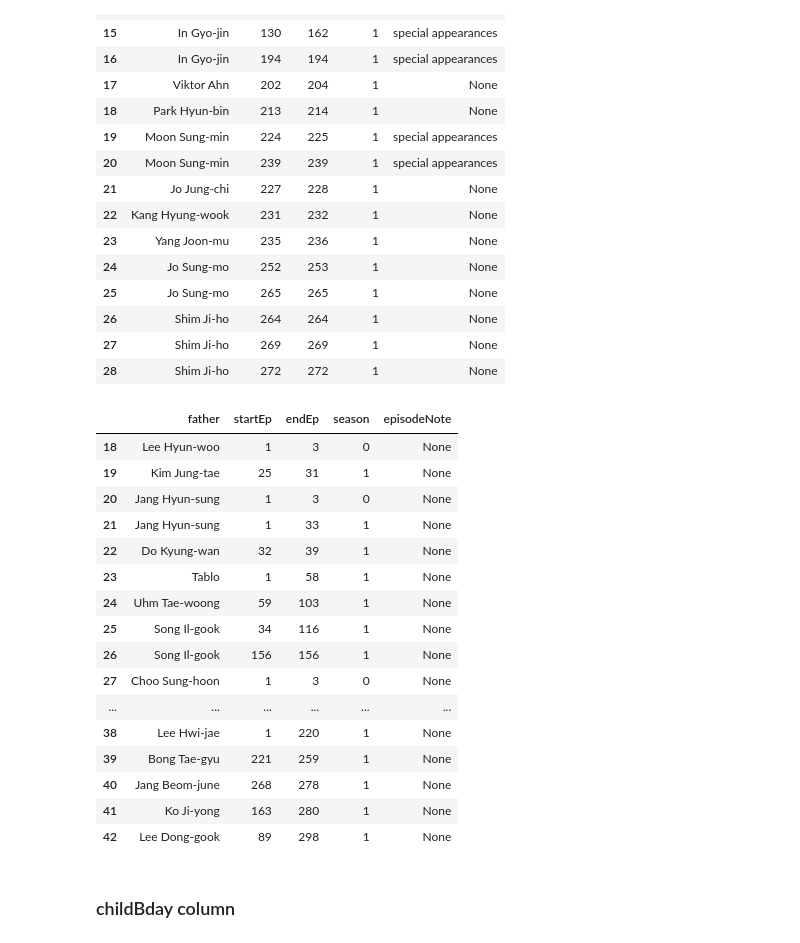
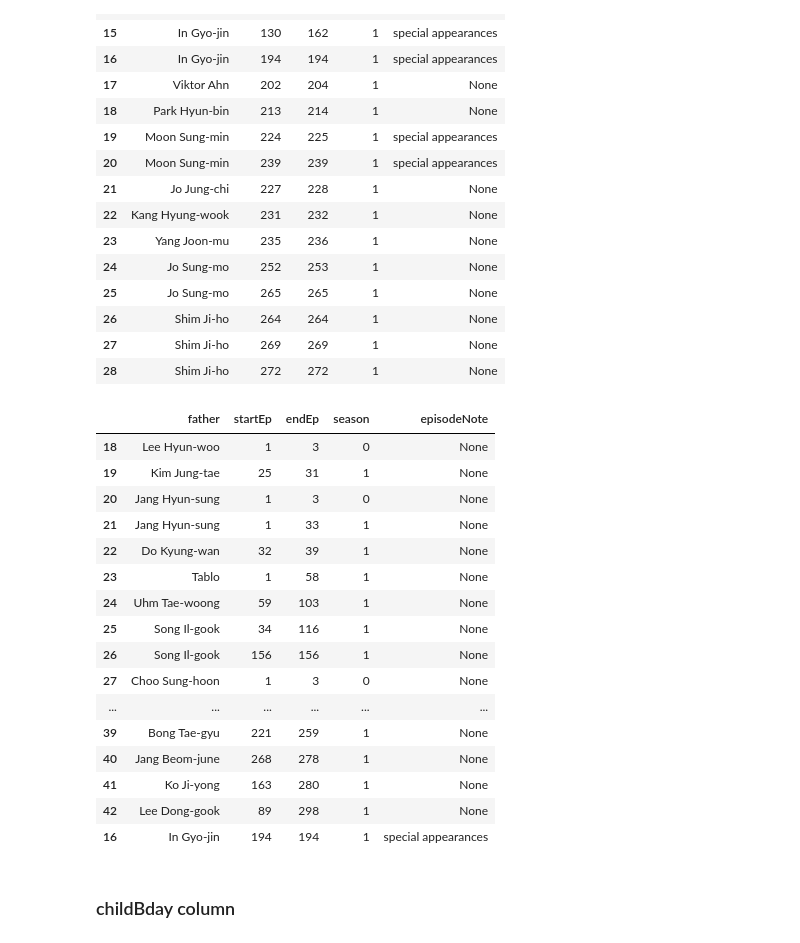
Before and after one commit to richdayandnight/the-return-of-superman, a Jupyter notebook: Scraping Cast of TRoS.ipynb, the cells around one changed output. Saved outputs shown, nothing was run; the diff lists cells and outputs as text; code cells hidden in the pictures.

```diff
--- a/Scraping Cast of TRoS.ipynb
+++ b/Scraping Cast of TRoS.ipynb
@@ -443,23 +443,5 @@ sc_episodes_df
 | 26 | Shim Ji-ho | 264 | 264 | 1 | None |
 | 27 | Shim Ji-ho | 269 | 269 | 1 | None |
 | 28 | Shim Ji-ho | 272 | 272 | 1 | None |
-# %%
-fc_episodes_df
-# %% [output]
-|  | father | startEp | endEp | season | episodeNote |
-| 18 | Lee Hyun-woo | 1 | 3 | 0 | None |
-| 19 | Kim Jung-tae | 25 | 31 | 1 | None |
-| 20 | Jang Hyun-sung | 1 | 3 | 0 | None |
-| 21 | Jang Hyun-sung | 1 | 33 | 1 | None |
-| 22 | Do Kyung-wan | 32 | 39 | 1 | None |
-| 23 | Tablo | 1 | 58 | 1 | None |
-| 24 | Uhm Tae-woong | 59 | 103 | 1 | None |
-| 25 | Song Il-gook | 34 | 116 | 1 | None |
-| 26 | Song Il-gook | 156 | 156 | 1 | None |
-| 27 | Choo Sung-hoon | 1 | 3 | 0 | None |
-| ... | ... | ... | ... | ... | ... |
-| 38 | Lee Hwi-jae | 1 | 220 | 1 | None |
-| 39 | Bong Tae-gyu | 221 | 259 | 1 | None |
-| 40 | Jang Beom-june | 268 | 278 | 1 | None |
-| 41 | Ko Ji-yong | 163 | 280 | 1 | None |
-| 42 | Lee Dong-gook | 89 | 298 | 1 | None |
+# %%
+fc_episodes_df = fc_episodes_df.append(sc_episodes_df[sc_episodes_df['father'] == 'In Gyo-jin'])
@@ -466,3 +450,24 @@ fc_episodes_df
+# %%
+fc_episodes_df = fc_episodes_df.drop_duplicates()
+fc_episodes_df
+# %% [output]
+|  | father | startEp | endEp | season | episodeNote |
+| 18 | Lee Hyun-woo | 1 | 3 | 0 | None |
+| 19 | Kim Jung-tae | 25 | 31 | 1 | None |
+| 20 | Jang Hyun-sung | 1 | 3 | 0 | None |
+| 21 | Jang Hyun-sung | 1 | 33 | 1 | None |
+| 22 | Do Kyung-wan | 32 | 39 | 1 | None |
+| 23 | Tablo | 1 | 58 | 1 | None |
+| 24 | Uhm Tae-woong | 59 | 103 | 1 | None |
+| 25 | Song Il-gook | 34 | 116 | 1 | None |
+| 26 | Song Il-gook | 156 | 156 | 1 | None |
+| 27 | Choo Sung-hoon | 1 | 3 | 0 | None |
+| ... | ... | ... | ... | ... | ... |
+| 39 | Bong Tae-gyu | 221 | 259 | 1 | None |
+| 40 | Jang Beom-june | 268 | 278 | 1 | None |
+| 41 | Ko Ji-yong | 163 | 280 | 1 | None |
+| 42 | Lee Dong-gook | 89 | 298 | 1 | None |
+| 16 | In Gyo-jin | 194 | 194 | 1 | special appearances |
 # %% [markdown]
 ### childBday column
 # %%
```
Also changed, not shown: parts of 16 cells of this notebook.
